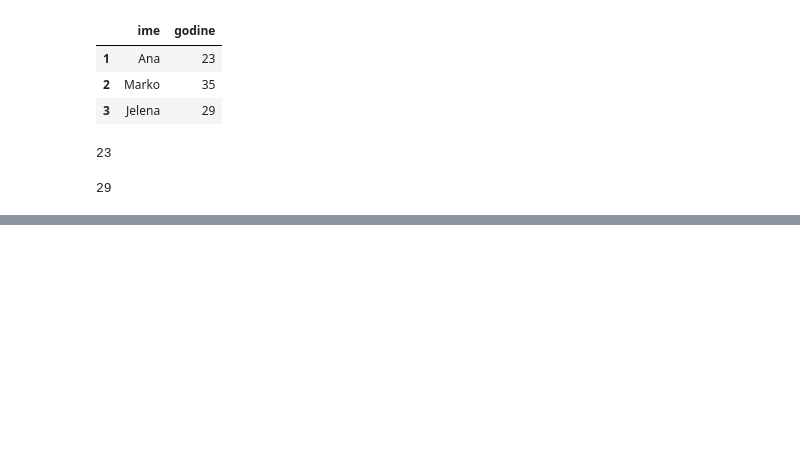
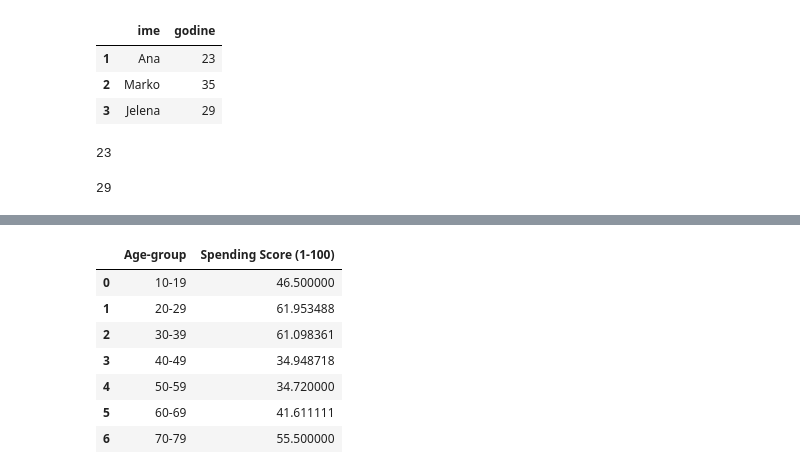
Before and after one commit to KrstinaPerovic/Vezba-Python-1, a Jupyter notebook: Untitled0.ipynb, the cells around one changed output, grey strips where cells are left out. Drawn from its saved outputs; the diff is of its cells as text; code cells hidden in the pictures; blank space fills up the shorter version.

```diff
--- a/Untitled0.ipynb
+++ b/Untitled0.ipynb
@@ -428,0 +446,11 @@ df1.iloc[2,1]
+# %%
+age_sprening_score
+# %% [output]
+|  | Age-group | Spending Score (1-100) |
+| 0 | 10-19 | 46.500000 |
+| 1 | 20-29 | 61.953488 |
+| 2 | 30-39 | 61.098361 |
+| 3 | 40-49 | 34.948718 |
+| 4 | 50-59 | 34.720000 |
+| 5 | 60-69 | 41.611111 |
+| 6 | 70-79 | 55.500000 |
```
Also changed, not shown: parts of 5 cells of this notebook.
